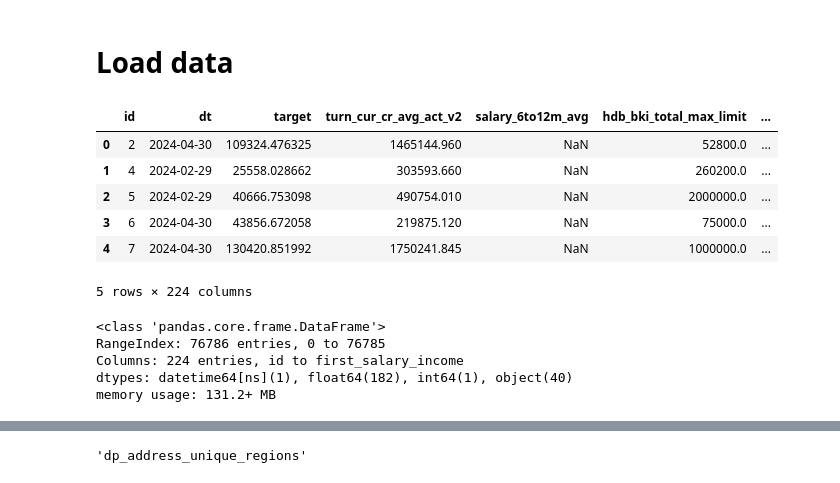
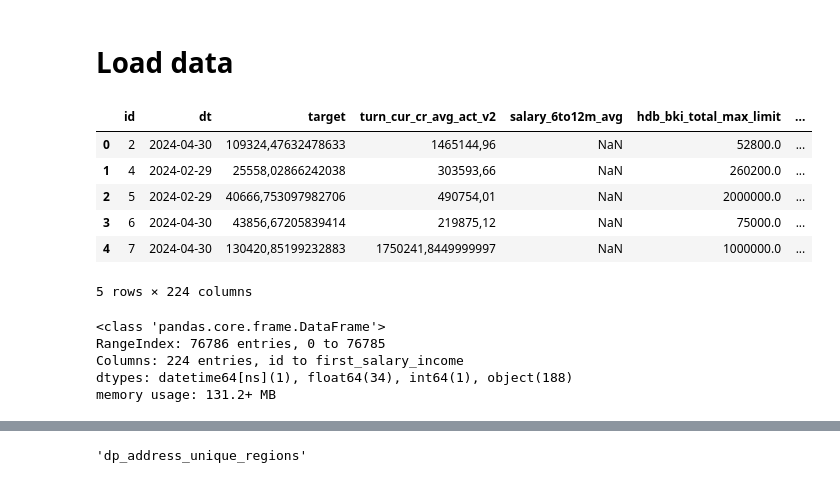
Before and after one commit to ATHigh/Hack_and_Change_2025, a Jupyter notebook: solution.ipynb, the cells around one changed output, grey strips where cells are left out. Saved outputs shown, nothing was run; the diff lists cells and outputs as text; code cells hidden in the pictures.

```diff
--- a/solution.ipynb
+++ b/solution.ipynb
@@ -13,15 +14,15 @@ import tqdm as notebook_tqdm
 # %% [markdown]
 # Load data
 # %%
-train_data = pd.read_csv('data/hackathon_income_train.csv', delimiter=';', decimal=',', parse_dates=['dt'], dayfirst=False)
+train_data = pd.read_csv('data/hackathon_income_train.csv', delimiter=';', decimal='.', parse_dates=['dt'], dayfirst=False)
 train_data.head()
 # %% [output]
 |  | id | dt | target | turn_cur_cr_avg_act_v2 | salary_6to12m_avg | hdb_bki_total_max_limit | ... |
-| 0 | 2 | 2024-04-30 | 109324.476325 | 1465144.960 | NaN | 52800.0 | ... |
-| 1 | 4 | 2024-02-29 | 25558.028662 | 303593.660 | NaN | 260200.0 | ... |
-| 2 | 5 | 2024-02-29 | 40666.753098 | 490754.010 | NaN | 2000000.0 | ... |
-| 3 | 6 | 2024-04-30 | 43856.672058 | 219875.120 | NaN | 75000.0 | ... |
-| 4 | 7 | 2024-04-30 | 130420.851992 | 1750241.845 | NaN | 1000000.0 | ... |
+| 0 | 2 | 2024-04-30 | 109324,47632478633 | 1465144,96 | NaN | 52800.0 | ... |
+| 1 | 4 | 2024-02-29 | 25558,02866242038 | 303593,66 | NaN | 260200.0 | ... |
+| 2 | 5 | 2024-02-29 | 40666,753097982706 | 490754,01 | NaN | 2000000.0 | ... |
+| 3 | 6 | 2024-04-30 | 43856,67205839414 | 219875,12 | NaN | 75000.0 | ... |
+| 4 | 7 | 2024-04-30 | 130420,85199232883 | 1750241,8449999997 | NaN | 1000000.0 | ... |
 5 rows × 224 columns
 # %%
 train_data.info()
@@ -29,6 +30,6 @@ train_data.info()
 <class 'pandas.core.frame.DataFrame'>
 RangeIndex: 76786 entries, 0 to 76785
 Columns: 224 entries, id to first_salary_income
-dtypes: datetime64[ns](1), float64(182), int64(1), object(40)
+dtypes: datetime64[ns](1), float64(34), int64(1), object(188)
 memory usage: 131.2+ MB
 # %%
```
Also changed, not shown: parts of 29 cells of this notebook, 1 other file.
